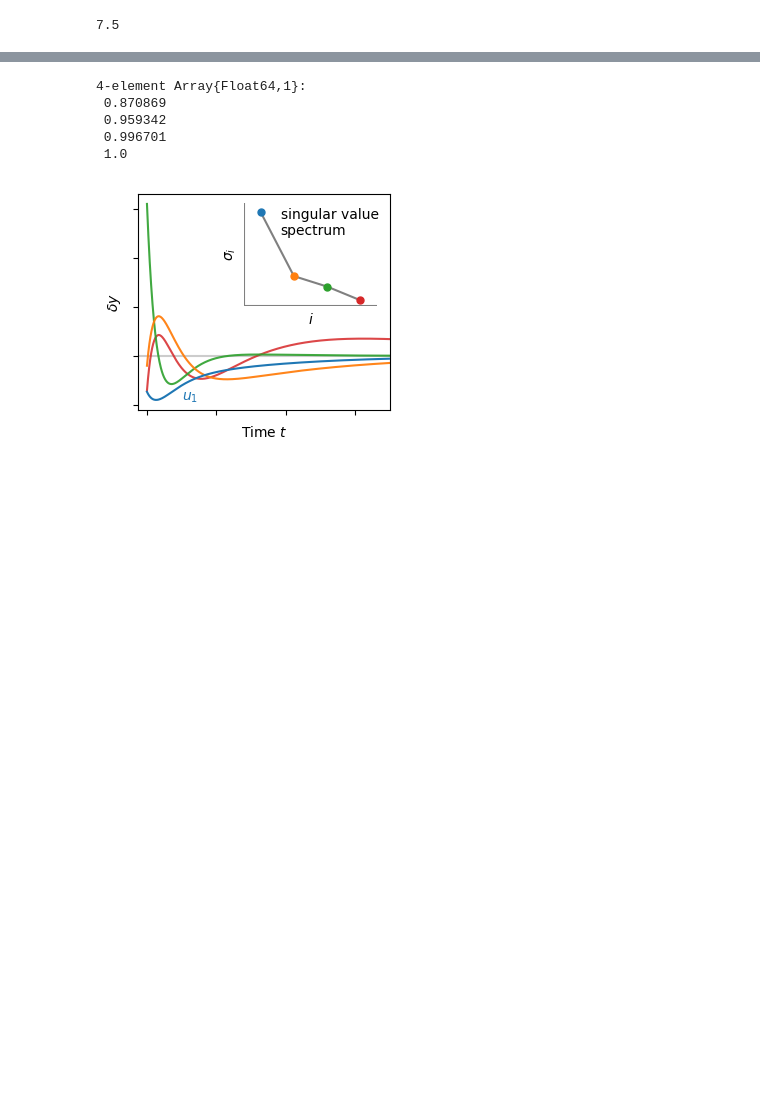
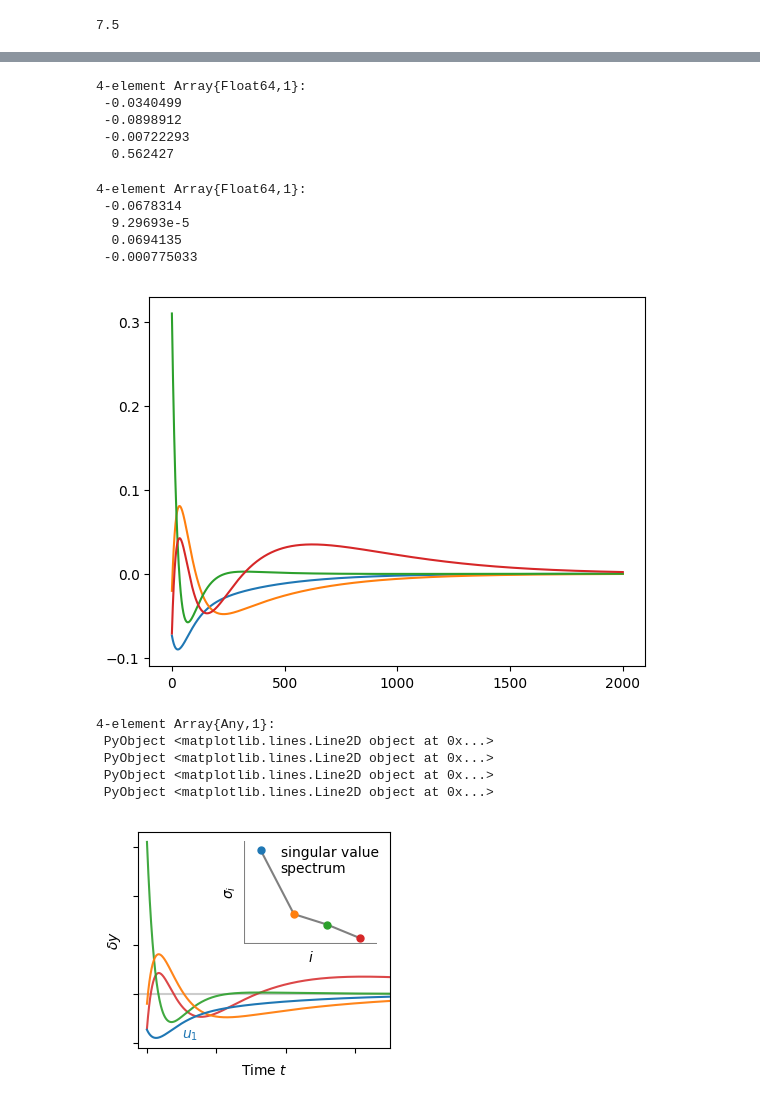
Before and after one commit to ryanpdwyer/1611-svd, a Jupyter notebook: code/double-exponential-conditioning.ipynb, the cells around one changed output, grey strips where cells are left out. Cells and saved outputs as stored; diff of their text form; code cells hidden in the pictures; blank space fills up the shorter version.

Commit message:
Added code, images for talk

```diff
--- a/code/double-exponential-conditioning.ipynb
+++ b/code/double-exponential-conditioning.ipynb
@@ -315,13 +317,33 @@ savefig("../beamer/figs/two-time-constants-Jac.pdf", bbox_inches="tight")
 # %%
 u, d, v = svd(A1);
-# %%
-cumsum(d.^2) / sum(d.^2)
-# %% [output]
-4-element Array{Float64,1}:
- 0.870869
- 0.959342
- 0.996701
- 1.0
+# %%
+q = ones(2001)/sqrt(2001);
+(u' * q) ./ d
+# %% [output]
+4-element Array{Float64,1}:
+ -0.0340499
+ -0.0898912
+ -0.00722293
+  0.562427
+# %%
+y_x0 = (yt1 + yt2);
+normalize!(y_x0)
+(u' * y_x0) ./ d
+# %% [output]
+4-element Array{Float64,1}:
+ -0.0678314
+  9.29693e-5
+  0.0694135
+ -0.000775033
+# %%
+plot(u)
+# %% [output]
+[figure, added]
+4-element Array{Any,1}:
+ PyObject <matplotlib.lines.Line2D object at 0x...>
+ PyObject <matplotlib.lines.Line2D object at 0x...>
+ PyObject <matplotlib.lines.Line2D object at 0x...>
+ PyObject <matplotlib.lines.Line2D object at 0x...>
 # %%
 fig, ax = subplots(figsize=(3.25, 2.8))
 axhline(color="0.8", zorder=0)
```
Also changed, not shown: parts of 8 cells of this notebook, 24 other files.
